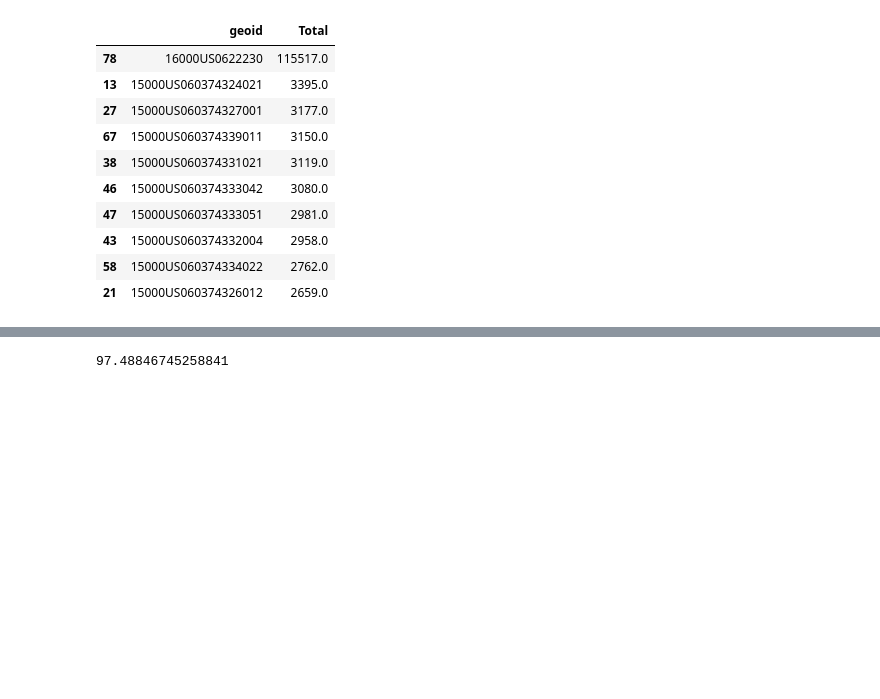
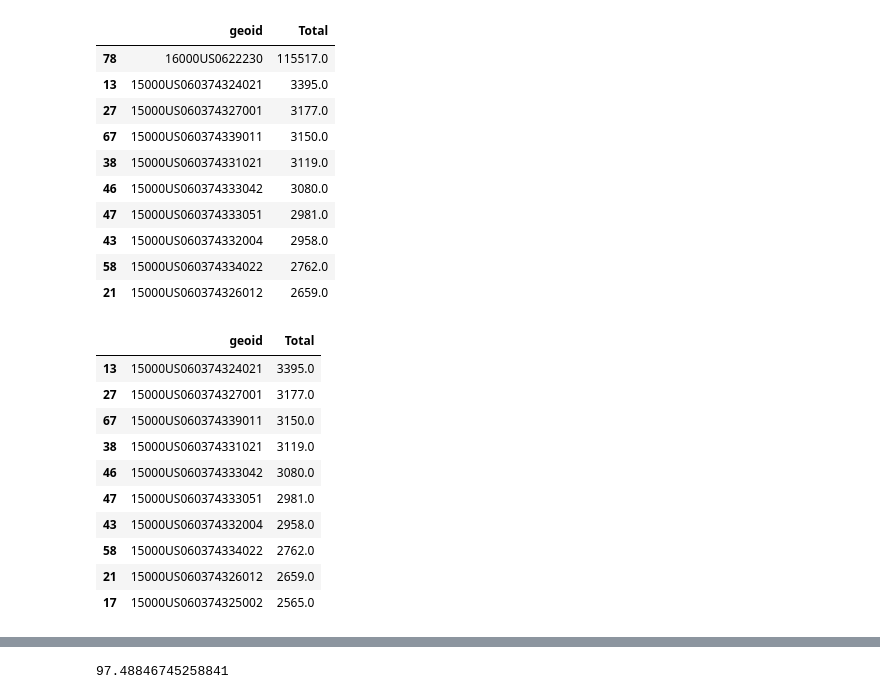
Before and after one commit to aureliamc/up206a-project-mobile_homies, a Jupyter notebook: PTE notebooks/El Monte/ElMonteRace.ipynb, the cells around one changed output, grey strips where cells are left out. Cells and saved outputs as stored; diff of their text form; code cells hidden in the pictures; blank space fills up the shorter version.

```diff
--- a/PTE notebooks/El Monte/ElMonteRace.ipynb
+++ b/PTE notebooks/El Monte/ElMonteRace.ipynb
@@ -195,3 +198,17 @@ race_sorted[['geoid','Total']].head(10)
+# %%
+race_sorted[['geoid','Total']].head(10)
+# %% [output]
+|  | geoid | Total |
+| 13 | 15000US060374324021 | 3395.0 |
+| 27 | 15000US060374327001 | 3177.0 |
+| 67 | 15000US060374339011 | 3150.0 |
+| 38 | 15000US060374331021 | 3119.0 |
+| 46 | 15000US060374333042 | 3080.0 |
+| 47 | 15000US060374333051 | 2981.0 |
+| 43 | 15000US060374332004 | 2958.0 |
+| 58 | 15000US060374334022 | 2762.0 |
+| 21 | 15000US060374326012 | 2659.0 |
+| 17 | 15000US060374325002 | 2565.0 |
 # %%
 #I want to create a column with percent totals
 race['Percent Non Hispanic'] = race['Non Hispanic']/race['Total']*100
```
Also changed, not shown: parts of 3 cells of this notebook.
